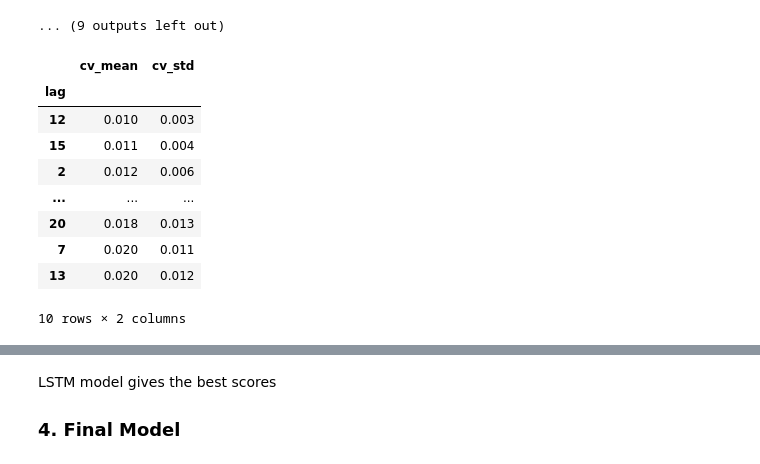
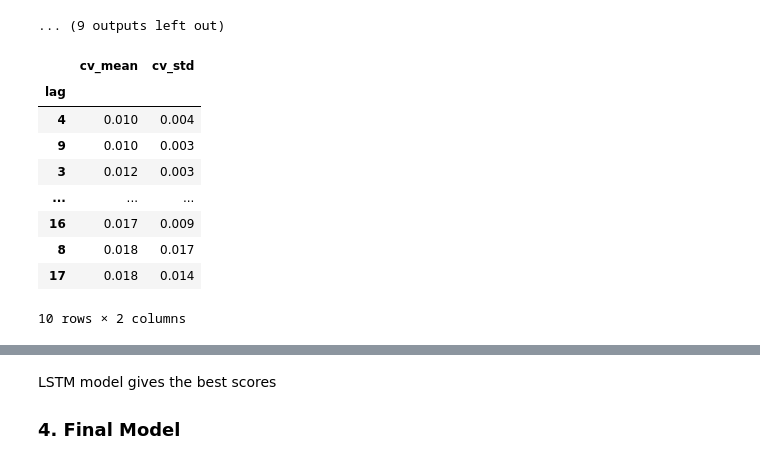
Before and after one commit to flizhou/CAD_USD_exchange_rate_predictor, a Jupyter notebook: scripts/eda.ipynb, the cells around one changed output, grey strips where cells are left out. Cells and saved outputs as stored; diff of their text form; code cells hidden in the pictures.

```diff
--- a/scripts/eda.ipynb
+++ b/scripts/eda.ipynb
@@ -1140,17 +1140,17 @@ lag = 10
 lag = 11
 lag = 12
 ... (9 outputs left out)
-# %%
-scores
-# %% [output]
-|  | cv_mean | cv_std |
-| lag |  |  |
-| 12 | 0.010 | 0.003 |
-| 15 | 0.011 | 0.004 |
-| 2 | 0.012 | 0.006 |
-| ... | ... | ... |
-| 20 | 0.018 | 0.013 |
-| 7 | 0.020 | 0.011 |
-| 13 | 0.020 | 0.012 |
-10 rows × 2 columns
+# %%
+lstm_cv_scores
+# %% [output]
+|  | cv_mean | cv_std |
+| lag |  |  |
+| 4 | 0.010 | 0.004 |
+| 9 | 0.010 | 0.003 |
+| 3 | 0.012 | 0.003 |
+| ... | ... | ... |
+| 16 | 0.017 | 0.009 |
+| 8 | 0.018 | 0.017 |
+| 17 | 0.018 | 0.014 |
+10 rows × 2 columns
 # %%
```
Also changed, not shown: parts of 12 cells of this notebook.
